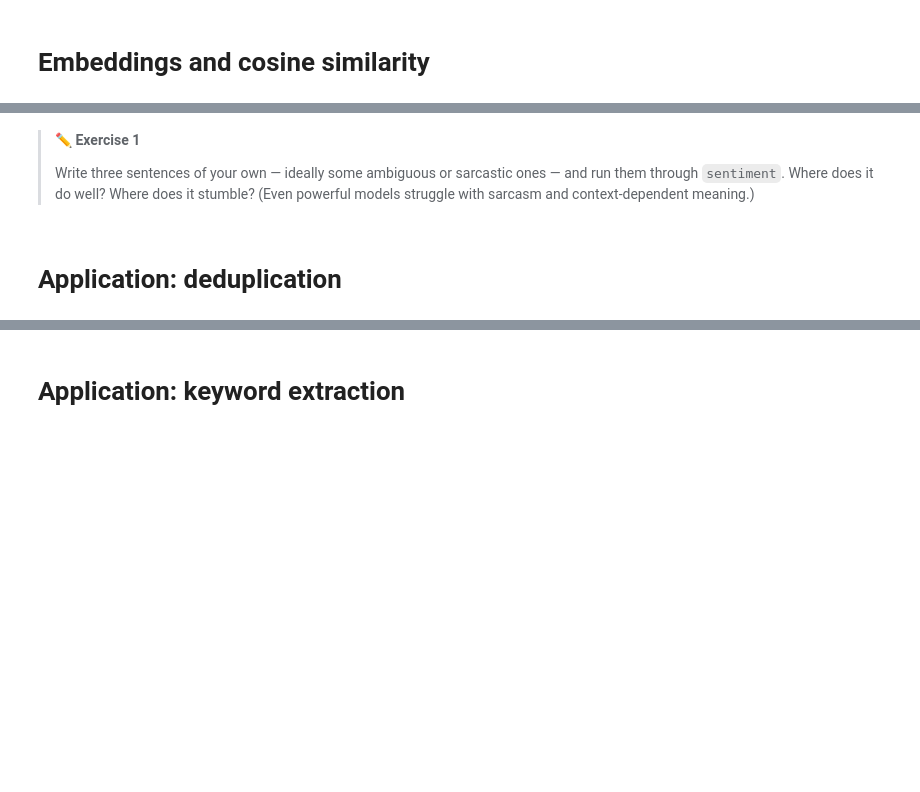
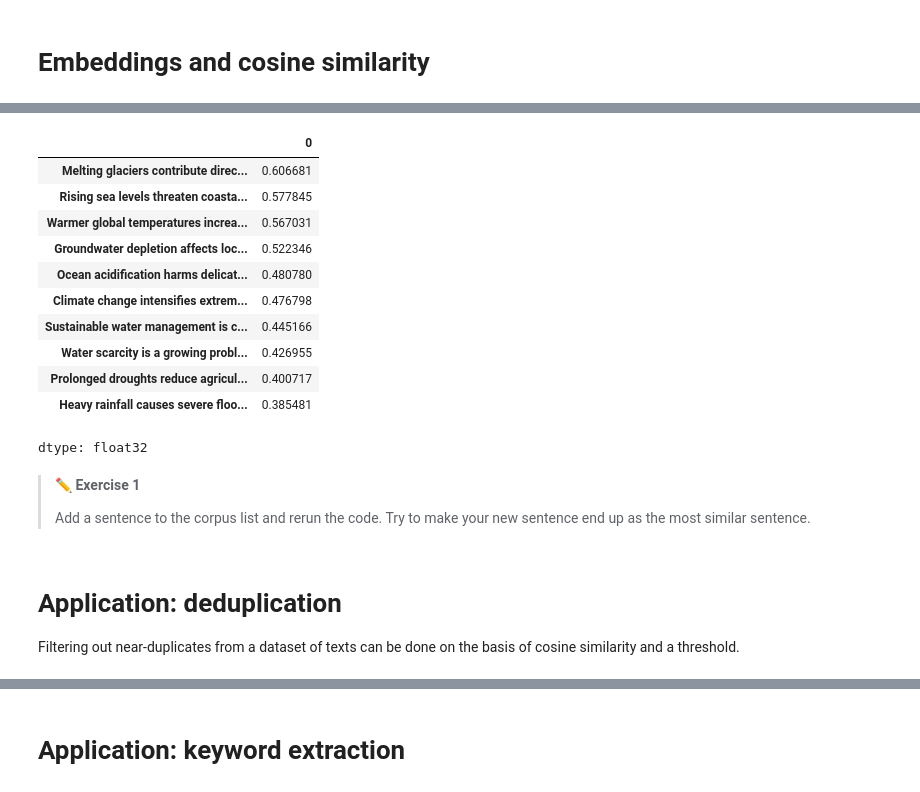
Before and after one commit to denisejroth/bags-vectors-transformers, a Jupyter notebook: SentenceTransformers/notebooks/1_sent_transf_exercises.ipynb, the cells around one changed output, grey strips where cells are left out. Cells and saved outputs as stored; diff of their text form; code cells hidden in the pictures; blank space fills up the shorter version.

```diff
--- a/SentenceTransformers/notebooks/1_sent_transf_exercises.ipynb
+++ b/SentenceTransformers/notebooks/1_sent_transf_exercises.ipynb
@@ -107,34 +180,41 @@ pd.DataFrame(sim_matrix, index=chunks, columns=chunks).round(2)
 # %%
 # 10 short example sentences (corpus)
 corpus = [
     "Rising sea levels threaten coastal cities worldwide.",
     "Heavy rainfall causes severe flooding in urban areas.",
     "Prolonged droughts reduce agricultural yields significantly.",
     "Melting glaciers contribute directly to sea level rise.",
     "Water scarcity is a growing problem in arid regions.",
     "Climate change intensifies extreme weather events.",
     "Groundwater depletion affects local freshwater supplies.",
     "Ocean acidification harms delicate coral reef ecosystems.",
     "Sustainable water management is crucial for the future.",
-    "Warmer global temperatures increase evaporation rates."
+    "Warmer global temperatures increase evaporation rates.",
 ]
 
 # A query sentence
 query = "How does global warming affect ocean water levels?"
 
 # Encode the corpus and the query
 corpus_embeddings = model.encode(corpus)
 query_embedding = model.encode([query])
 
 # Calculate cosine similarities
 similarities = cosine_similarity(query_embedding, corpus_embeddings)[0]
 
 # Create a Series with the sentences as index, sort by similarity descending
 ranking = pd.Series(similarities, index=corpus).sort_values(ascending=False)
 ranking
+# %% [output]
+|  | 0 |
+| Melting glaciers contribute direc... | 0.606681 |
+| Rising sea levels threaten coasta... | 0.577845 |
+| Warmer global temperatures increa... | 0.567031 |
+| Groundwater depletion affects loc... | 0.522346 |
+| Ocean acidification harms delicat... | 0.480780 |
+| Climate change intensifies extrem... | 0.476798 |
+| Sustainable water management is c... | 0.445166 |
+| Water scarcity is a growing probl... | 0.426955 |
+| Prolonged droughts reduce agricul... | 0.400717 |
+| Heavy rainfall causes severe floo... | 0.385481 |
+dtype: float32
-# %% [markdown]
-> **✏️ Exercise 1**
->
-> Write three sentences of your own — ideally some ambiguous or sarcastic ones — and run them
-> through `sentiment`. Where does it do well? Where does it stumble? (Even powerful models
-> struggle with sarcasm and context-dependent meaning.)
@@ -143,3 +221,11 @@ ranking
-# %% [markdown]
-# Application: deduplication
+# %% [markdown]
+> **✏️ Exercise 1**
+>
+> Add a sentence to the corpus list and rerun the code.
+> Try to make your new sentence end up as the most
+> similar sentence.
+# %% [markdown]
+# Application: deduplication
+
+Filtering out near-duplicates from a dataset of texts can be done on the basis of cosine similarity and a threshold.
 # %%
```
Also changed, not shown: parts of 79 cells of this notebook.
